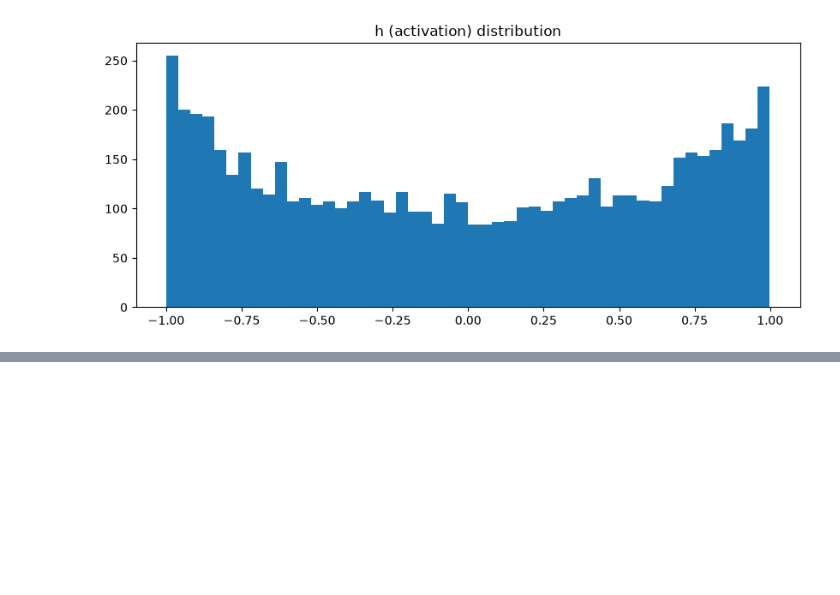
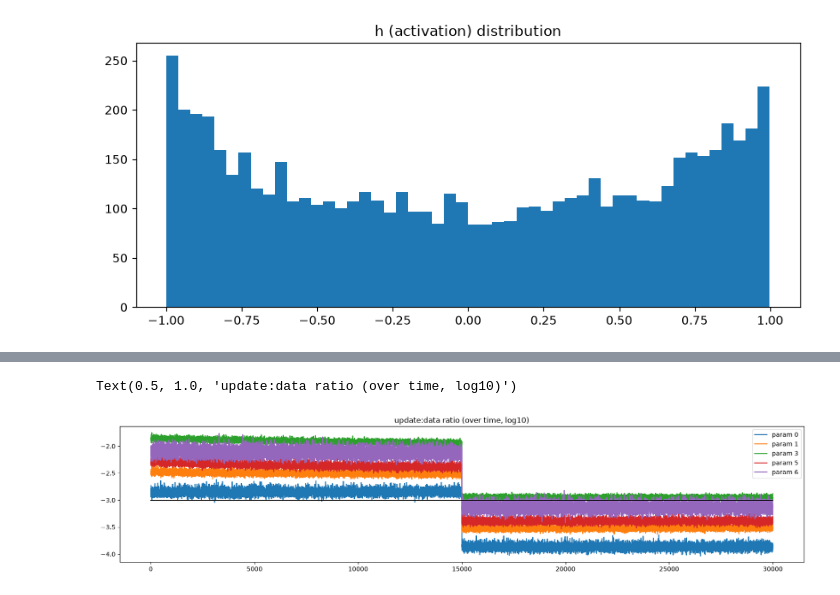
Before and after one commit to altugikiz/DL-from-scratch, a Jupyter notebook: 04-makemore-mlp-internals/makemore_internals.ipynb, the cells around one changed output, grey strips where cells are left out. Saved outputs shown, nothing was run; the diff lists cells and outputs as text; code cells hidden in the pictures; blank space fills up the shorter version.

```diff
--- a/04-makemore-mlp-internals/makemore_internals.ipynb
+++ b/04-makemore-mlp-internals/makemore_internals.ipynb
@@ -283,0 +308,34 @@ Text(0.5, 1.0, 'h gradient distribution')
+# %%
+max_steps = 30000
+batch_size = 32
+lossi = []
+ud = []   # the list where we accumulate the data rates
+
+for i in range(max_steps):
+    ix = torch.randint(0, Xtr.shape[0], (batch_size,), generator=g)
+    Xb, Yb = Xtr[ix], Ytr[ix]
+
+    emb = C[Xb]
+    embcat = emb.view(emb.shape[0], -1)
+    hpreact = embcat @ W1 + b1
+    hpreact = bngain * (hpreact - hpreact.mean(0, keepdim=True)) / hpreact.std(0, keepdim=True) + bnbias
+    h = torch.tanh(hpreact)
+    logits = h @ W2 + b2
+    loss = F.cross_entropy(logits, Yb)
+
+    for p in parameters:
+        p.grad = None
+    loss.backward()
+
+    lr = 0.1 if i < 15000 else 0.01
+    with torch.no_grad():
+        for p in parameters:
+            p.data += -lr * p.grad
+
+    # save data ratio
+    with torch.no_grad():
+        ud.append([((lr * p.grad).std() / p.data.std()).log10().item() for p in parameters])
+
+    if i % 3000 == 0:
+        print(f'iter {i}: loss={loss.item():.4f}')
+    lossi.append(loss.log10().item())
@@ -283,0 +353,13 @@ Text(0.5, 1.0, 'h gradient distribution')
+# %%
+plt.figure(figsize=(20, 4))
+legends = []
+for i, p in enumerate(parameters):
+    if p.ndim == 2:
+        plt.plot([ud[j][i] for j in range(len(ud))])
+        legends.append('param %d' % i)
+plt.plot([0, len(ud)], [-3, -3], 'k')   # reference line: -3 (namely 1/1000 ratio)
+plt.legend(legends)
+plt.title('update:data ratio (over time, log10)')
+# %% [output]
+Text(0.5, 1.0, 'update:data ratio (over time, log10)')
+[figure, added]
```
Also changed, not shown: parts of 9 cells of this notebook, 1 other file.
